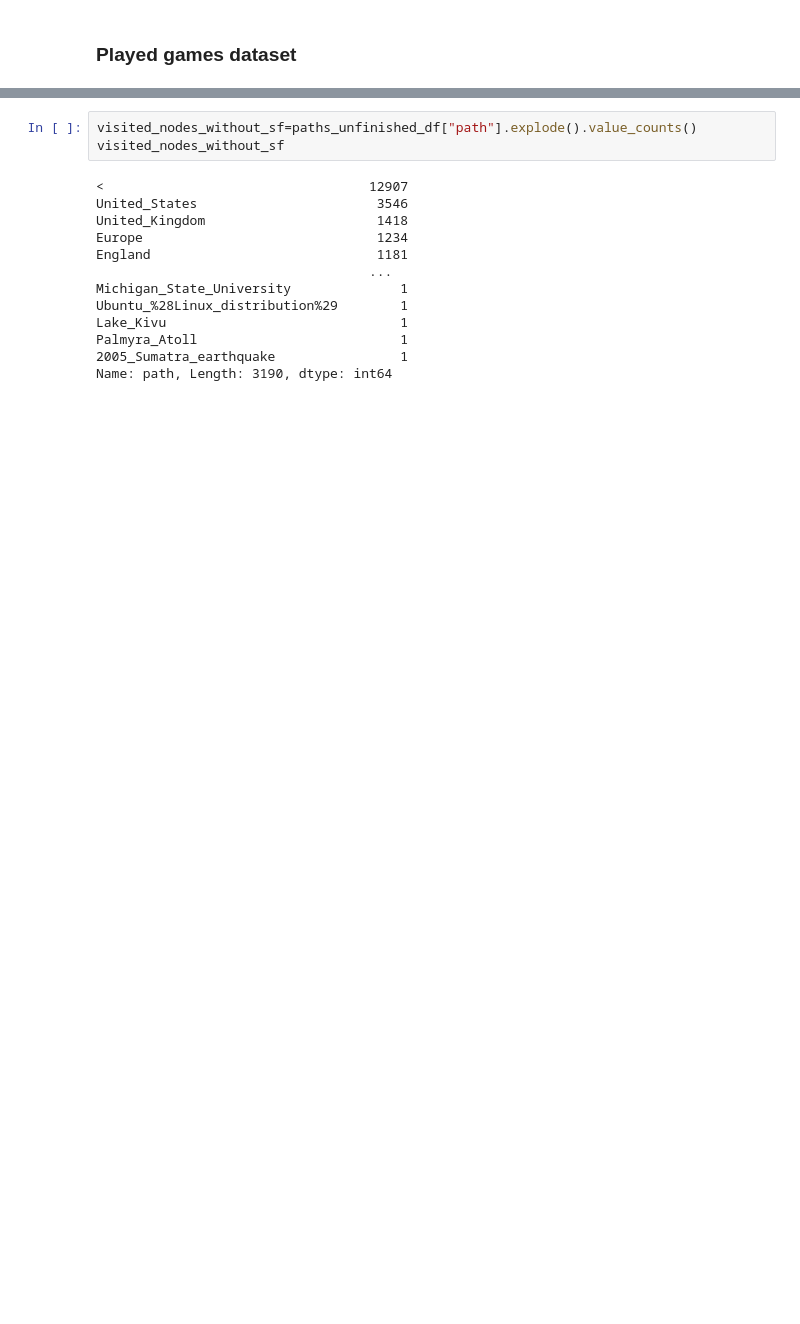
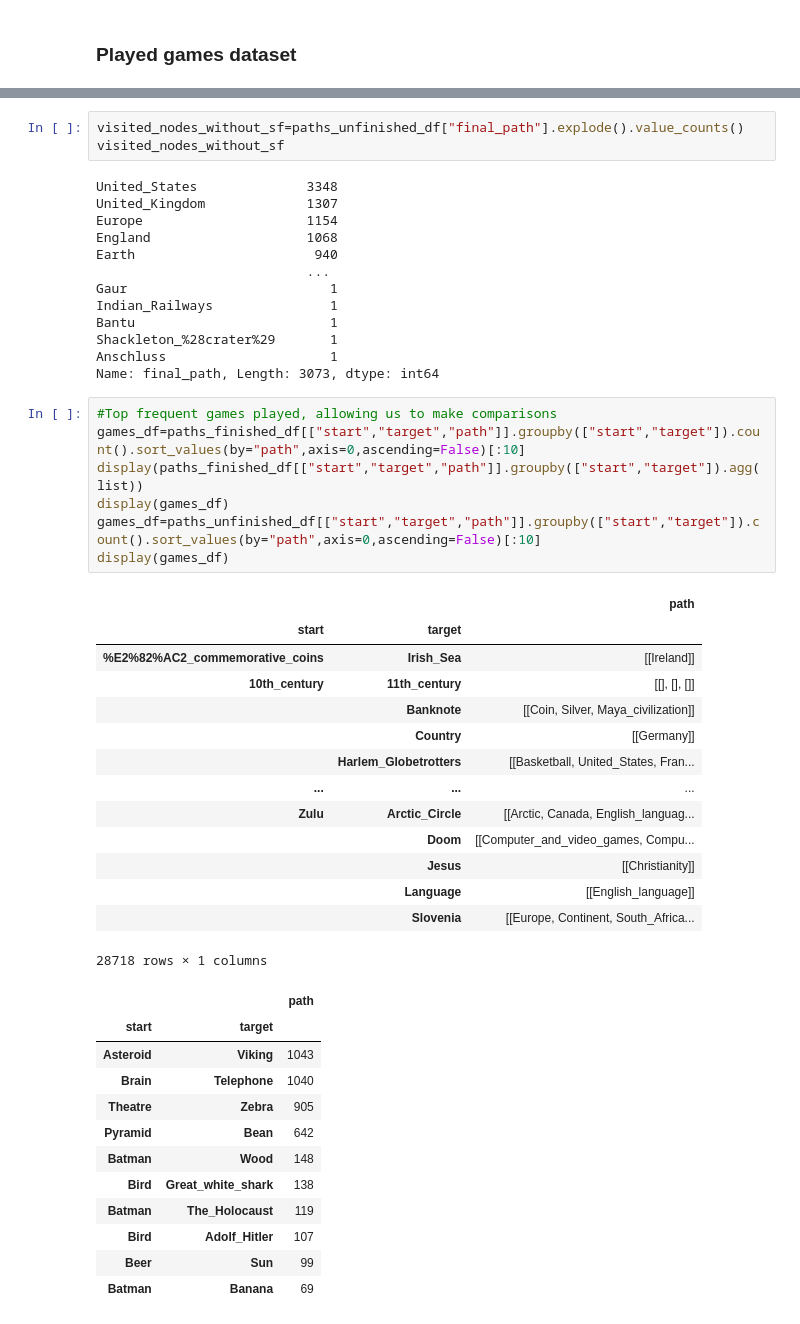
Before and after one commit to khalilacheche/ada-2022-project-adaes, a Jupyter notebook: main.ipynb, the cells around one changed output, grey strips where cells are left out. Saved outputs shown, nothing was run; the diff lists cells and outputs as text; blank space fills up the shorter version.

```diff
--- a/main.ipynb
+++ b/main.ipynb
@@ -168,16 +183,50 @@ Name: path, Length: 3407, dtype: int64
 # %%
-visited_nodes_without_sf=paths_unfinished_df["path"].explode().value_counts()
+visited_nodes_without_sf=paths_unfinished_df["final_path"].explode().value_counts()
 visited_nodes_without_sf
 # %% [output]
-<                                  12907
-United_States                       3546
-United_Kingdom                      1418
-Europe                              1234
-England                             1181
-                                   ...
-Michigan_State_University              1
-Ubuntu_%28Linux_distribution%29        1
-Lake_Kivu                              1
-Palmyra_Atoll                          1
-2005_Sumatra_earthquake                1
-Name: path, Length: 3190, dtype: int64
+United_States              3348
+United_Kingdom             1307
+Europe                     1154
+England                    1068
+Earth                       940
+                           ...
+Gaur                          1
+Indian_Railways               1
+Bantu                         1
+Shackleton_%28crater%29       1
+Anschluss                     1
+Name: final_path, Length: 3073, dtype: int64
+# %%
+#Top frequent games played, allowing us to make comparisons
+games_df=paths_finished_df[["start","target","path"]].groupby(["start","target"]).count().sort_values(by="path",axis=0,ascending=False)[:10]
+display(paths_finished_df[["start","target","path"]].groupby(["start","target"]).agg(list))
+display(games_df)
+games_df=paths_unfinished_df[["start","target","path"]].groupby(["start","target"]).count().sort_values(by="path",axis=0,ascending=False)[:10]
+display(games_df)
+# %% [output]
+|  |  | path |
+| start | target |  |
+| %E2%82%AC2_commemorative_coins | Irish_Sea | [[Ireland]] |
+| 10th_century | 11th_century | [[], [], []] |
+|  | Banknote | [[Coin, Silver, Maya_civilization]] |
+|  | Country | [[Germany]] |
+|  | Harlem_Globetrotters | [[Basketball, United_States, Fran... |
+| ... | ... | ... |
+| Zulu | Arctic_Circle | [[Arctic, Canada, English_languag... |
+|  | Doom | [[Computer_and_video_games, Compu... |
+|  | Jesus | [[Christianity]] |
+|  | Language | [[English_language]] |
+|  | Slovenia | [[Europe, Continent, South_Africa... |
+28718 rows × 1 columns
+|  |  | path |
+| start | target |  |
+| Asteroid | Viking | 1043 |
+| Brain | Telephone | 1040 |
+| Theatre | Zebra | 905 |
+| Pyramid | Bean | 642 |
+| Batman | Wood | 148 |
+| Bird | Great_white_shark | 138 |
+| Batman | The_Holocaust | 119 |
+| Bird | Adolf_Hitler | 107 |
+| Beer | Sun | 99 |
+| Batman | Banana | 69 |
```
Also changed, not shown: parts of 8 cells of this notebook, 1 other file.
